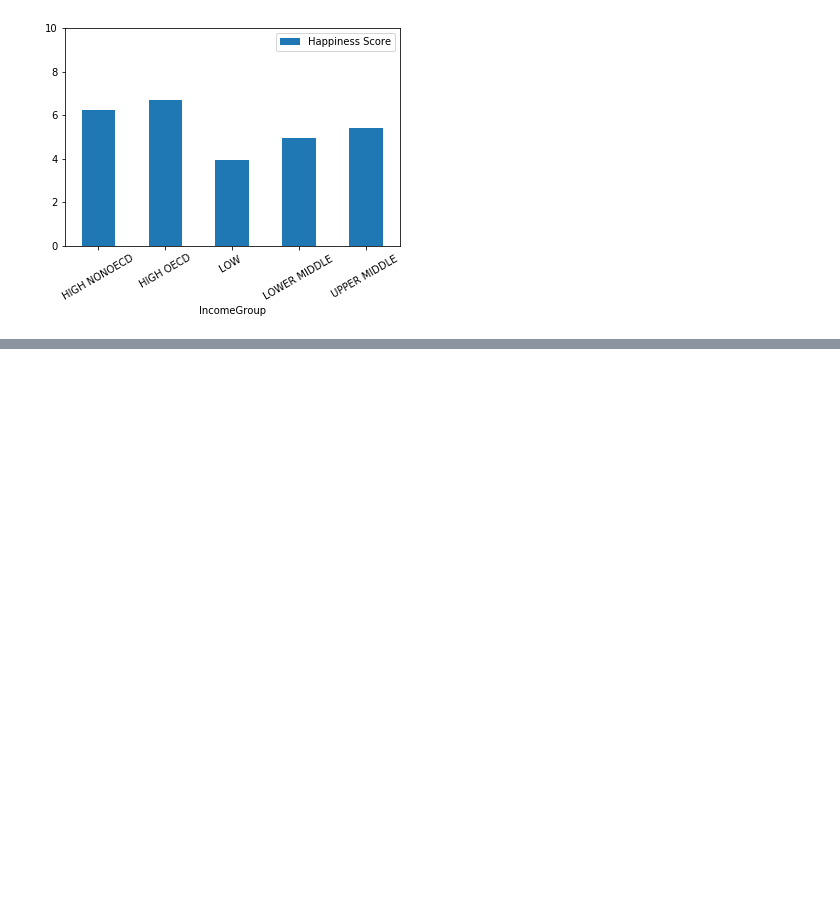
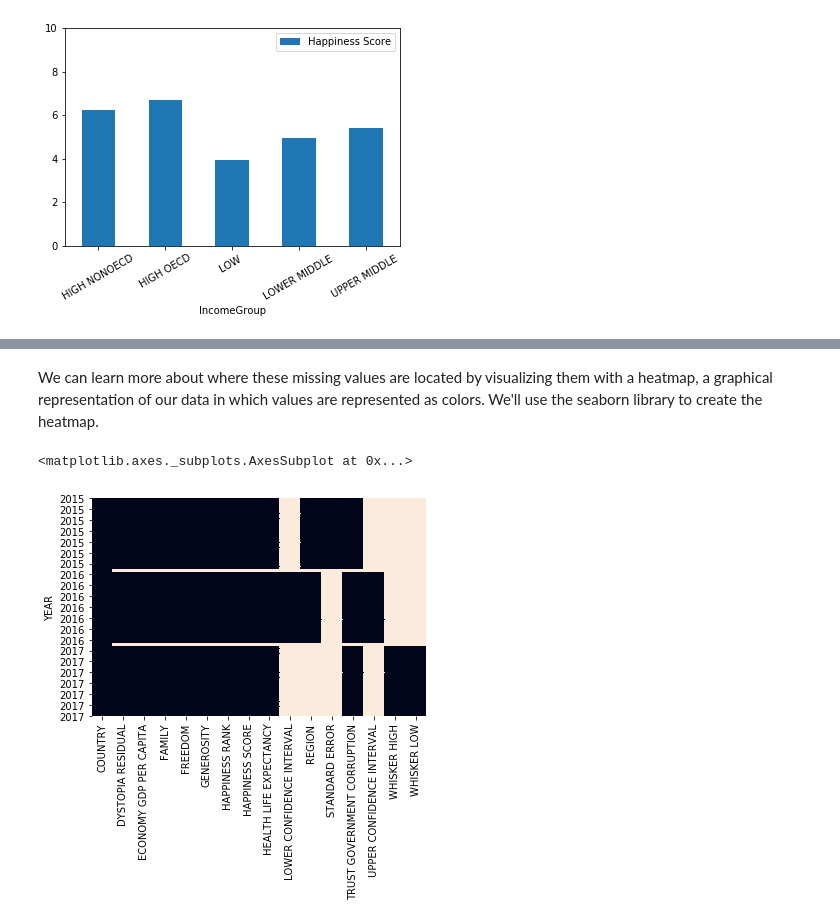
Before and after one commit to srinivasanprashant/World-Happiness-Report, a Jupyter notebook: data-analysis.ipynb, the cells around one changed output, grey strips where cells are left out. Drawn from its saved outputs; the diff is of its cells as text; code cells hidden in the pictures; blank space fills up the shorter version.

```diff
--- a/data-analysis.ipynb
+++ b/data-analysis.ipynb
@@ -432,0 +437,9 @@ Name: IncomeGroup, Length: 158, dtype: object
+# %%
+happiness2015 = pd.read_csv("wh_2015.csv")
+happiness2016 = pd.read_csv("wh_2016.csv")
+happiness2017 = pd.read_csv("wh_2017.csv")
+
+shape_2015 = happiness2015.shape
+shape_2016 = happiness2016.shape
+shape_2017 = happiness2017.shape
+print(shape_2015, shape_2016, shape_2017)
@@ -432,0 +479,9 @@ Name: IncomeGroup, Length: 158, dtype: object
+# %%
+happiness2017.columns = happiness2017.columns.str.replace('.', ' ').str.replace('\s+', ' ').str.strip().str.upper()
+happiness2015.columns = happiness2015.columns.str.replace(r'[\(\)]', '').str.strip().str.upper()
+happiness2016.columns = happiness2016.columns.str.replace(r'[\(\)]', '').str.strip().str.upper()
+
+combined = pd.concat([happiness2015, happiness2016, happiness2017], ignore_index=True, sort=True)
+missing = combined.isnull().sum()
+
+print(missing)
@@ -432,0 +507,9 @@ Name: IncomeGroup, Length: 158, dtype: object
+# %% [markdown]
+We can learn more about where these missing values are located by visualizing them with a heatmap, a graphical representation of our data in which values are represented as colors. We'll use the seaborn library to create the heatmap.
+# %%
+import seaborn as sns
+combined_updated = combined.set_index('YEAR')
+sns.heatmap(combined_updated.isnull(), cbar=False)
+# %% [output]
+<matplotlib.axes._subplots.AxesSubplot at 0x...>
+[figure, added]
```
Also changed, not shown: parts of 7 cells of this notebook, 3 other files.
